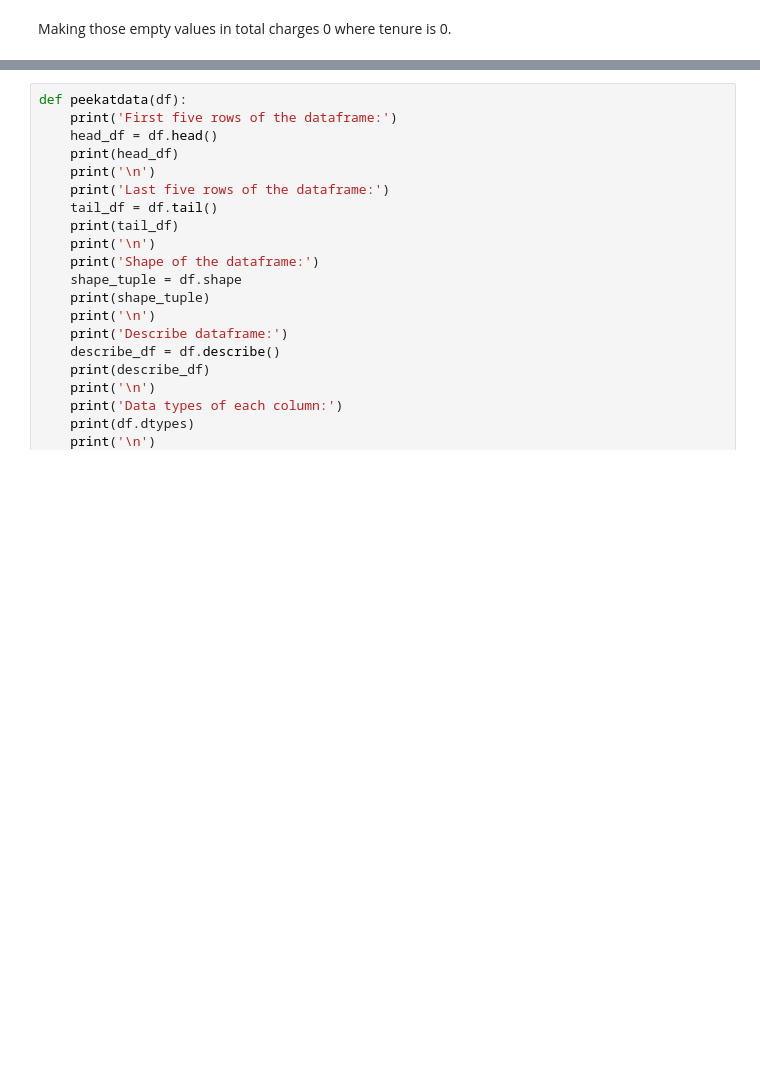
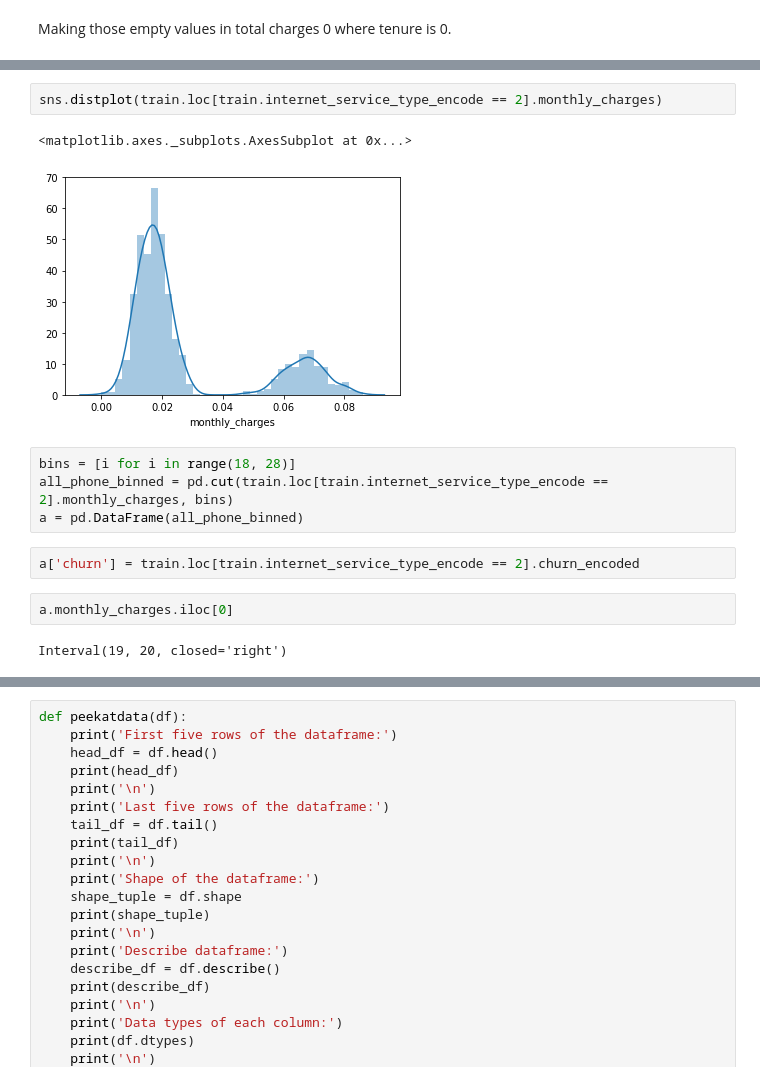
Before and after one commit to classification-telco-project-sanmaco/classification-telco, a Jupyter notebook: MZ_working_notebook.ipynb, the cells around one changed output, grey strips where cells are left out. Cells and saved outputs as stored; diff of their text form; blank space fills up the shorter version.

```diff
--- a/MZ_working_notebook.ipynb
+++ b/MZ_working_notebook.ipynb
@@ -791,0 +970,15 @@ TypeError: cannot convert the series to <class 'float'>
+# %%
+sns.distplot(train.loc[train.internet_service_type_encode == 2].monthly_charges)
+# %% [output]
+<matplotlib.axes._subplots.AxesSubplot at 0x...>
+[figure, added]
+# %%
+bins = [i for i in range(18, 28)]
+all_phone_binned = pd.cut(train.loc[train.internet_service_type_encode == 2].monthly_charges, bins)
+a = pd.DataFrame(all_phone_binned)
+# %%
+a['churn'] = train.loc[train.internet_service_type_encode == 2].churn_encoded
+# %%
+a.monthly_charges.iloc[0]
+# %% [output]
+Interval(19, 20, closed='right')
```
Also changed, not shown: parts of 81 cells of this notebook.
